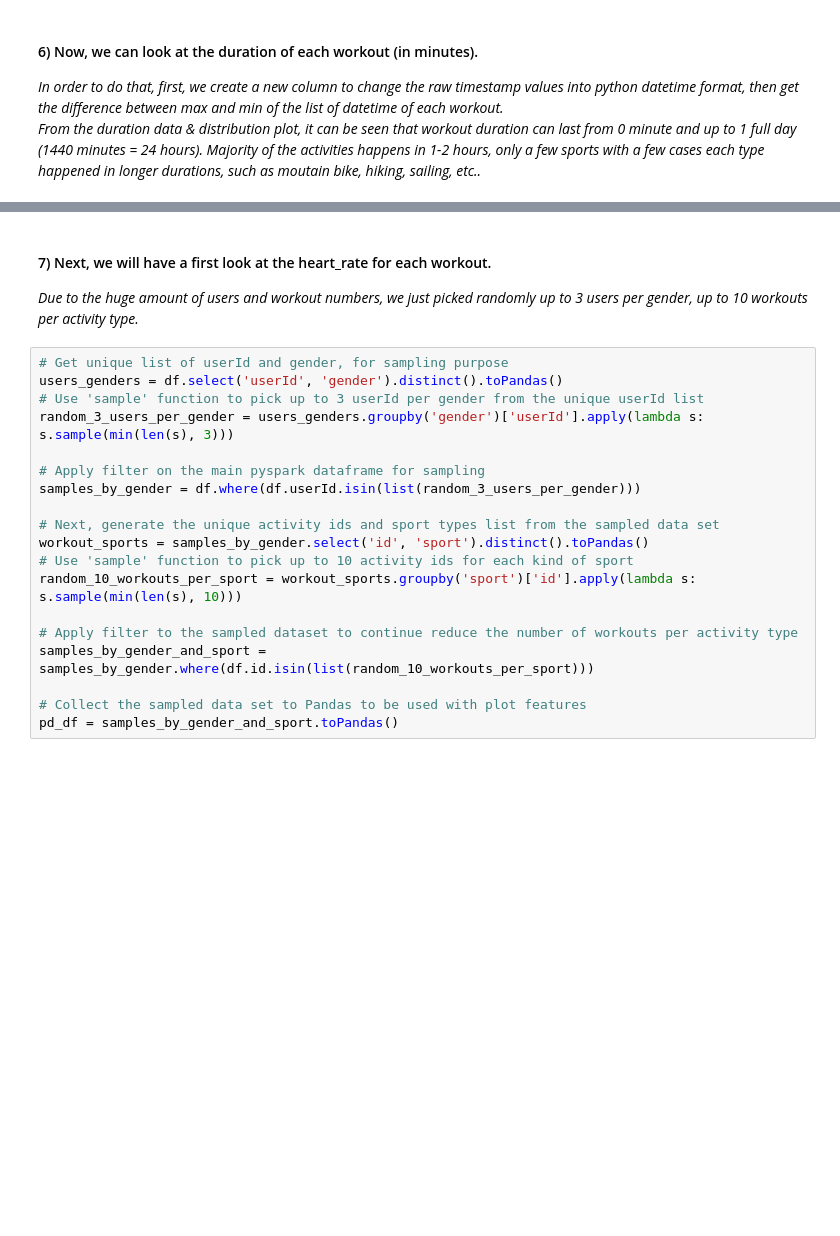
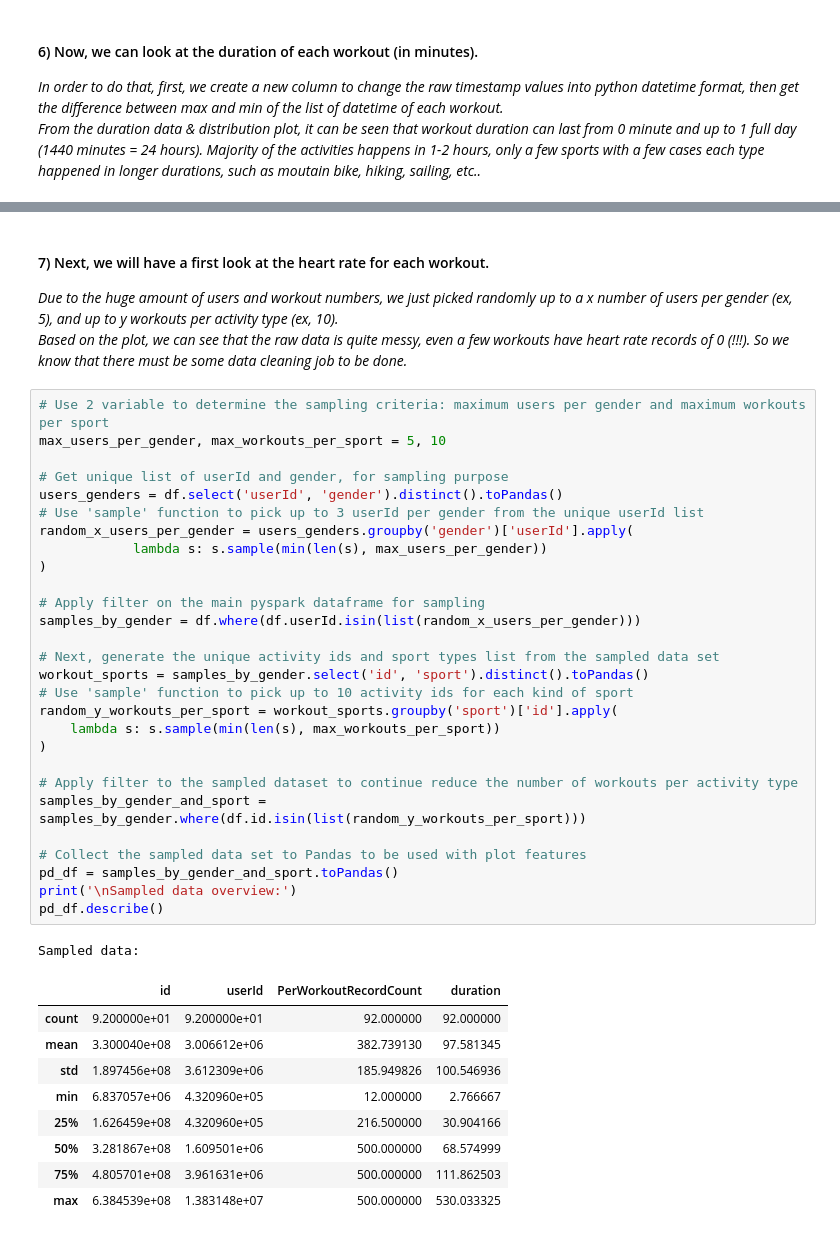
Before and after one commit to TuanTTranCS/concordia-bigdata-project, a Jupyter notebook: BigData_Project_Explore.ipynb, the cells around one changed output, grey strips where cells are left out. Cells and saved outputs as stored; diff of their text form; blank space fills up the shorter version.

```diff
--- a/BigData_Project_Explore.ipynb
+++ b/BigData_Project_Explore.ipynb
@@ -294,25 +292,46 @@ Lets look at the statistic of the new duration column:
 Plot of distribution of duration per sport type (Double click on image to view larger version):
 [figure]
 # %% [markdown]
-#### 7) Next, we will have a first look at the heart_rate for each workout.
-*Due to the huge amount of users and workout numbers, we just picked randomly up to 3 users per gender, up to 10 workouts per activity type.*
+#### 7) Next, we will have a first look at the heart rate for each workout.
+*Due to the huge amount of users and workout numbers, we just picked randomly up to a x number of users per gender (ex, 5), and up to y workouts per activity type (ex, 10).<br />
+Based on the plot, we can see that the raw data is quite messy, even a few workouts have heart rate records of 0 (!!!). So we know that there must be some data cleaning job to be done.*
 # %%
+# Use 2 variable to determine the sampling criteria: maximum users per gender and maximum workouts per sport
+max_users_per_gender, max_workouts_per_sport = 5, 10
+
 # Get unique list of userId and gender, for sampling purpose
 users_genders = df.select('userId', 'gender').distinct().toPandas()
 # Use 'sample' function to pick up to 3 userId per gender from the unique userId list
-random_3_users_per_gender = users_genders.groupby('gender')['userId'].apply(lambda s: s.sample(min(len(s), 3)))
+random_x_users_per_gender = users_genders.groupby('gender')['userId'].apply(
+            lambda s: s.sample(min(len(s), max_users_per_gender))
+)
 
 # Apply filter on the main pyspark dataframe for sampling
-samples_by_gender = df.where(df.userId.isin(list(random_3_users_per_gender)))
+samples_by_gender = df.where(df.userId.isin(list(random_x_users_per_gender)))
 
 # Next, generate the unique activity ids and sport types list from the sampled data set
 workout_sports = samples_by_gender.select('id', 'sport').distinct().toPandas()
 # Use 'sample' function to pick up to 10 activity ids for each kind of sport
-random_10_workouts_per_sport = workout_sports.groupby('sport')['id'].apply(lambda s: s.sample(min(len(s), 10)))
+random_y_workouts_per_sport = workout_sports.groupby('sport')['id'].apply(
+    lambda s: s.sample(min(len(s), max_workouts_per_sport))
+)
 
 # Apply filter to the sampled dataset to continue reduce the number of workouts per activity type
-samples_by_gender_and_sport = samples_by_gender.where(df.id.isin(list(random_10_workouts_per_sport)))
+samples_by_gender_and_sport = samples_by_gender.where(df.id.isin(list(random_y_workouts_per_sport)))
 
 # Collect the sampled data set to Pandas to be used with plot features
 pd_df = samples_by_gender_and_sport.toPandas()
+print('\nSampled data overview:')
+pd_df.describe()
+# %% [output]
+Sampled data:
+|  | id | userId | PerWorkoutRecordCount | duration |
+| count | 9.200000e+01 | 9.200000e+01 | 92.000000 | 92.000000 |
+| mean | 3.300040e+08 | 3.006612e+06 | 382.739130 | 97.581345 |
+| std | 1.897456e+08 | 3.612309e+06 | 185.949826 | 100.546936 |
+| min | 6.837057e+06 | 4.320960e+05 | 12.000000 | 2.766667 |
+| 25% | 1.626459e+08 | 4.320960e+05 | 216.500000 | 30.904166 |
+| 50% | 3.281867e+08 | 1.609501e+06 | 500.000000 | 68.574999 |
+| 75% | 4.805701e+08 | 3.961631e+06 | 500.000000 | 111.862503 |
+| max | 6.384539e+08 | 1.383148e+07 | 500.000000 | 530.033325 |
 # %% [markdown]
```
Also changed, not shown: parts of 9 cells of this notebook.
